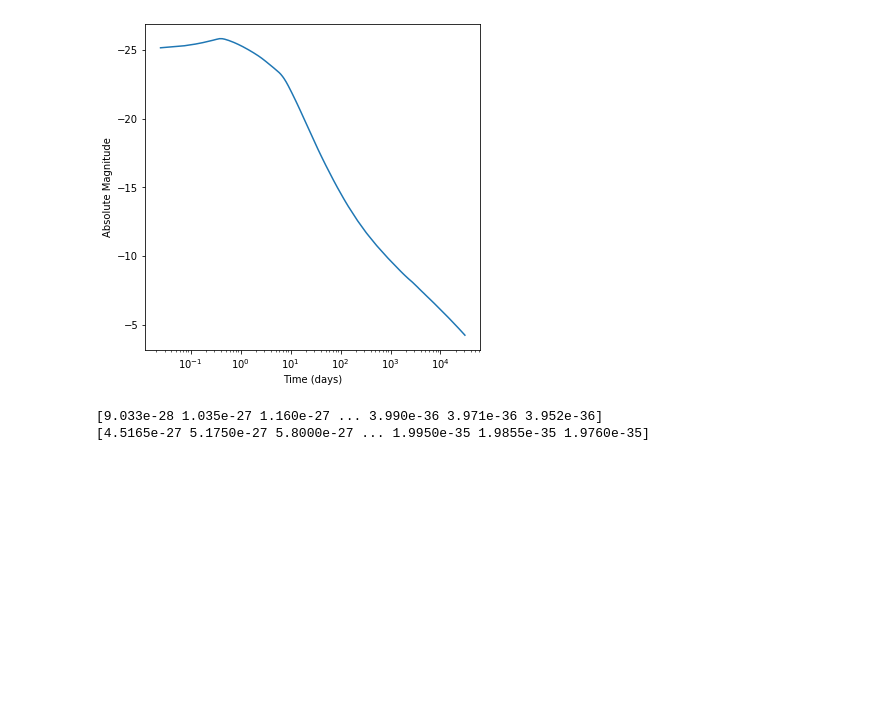
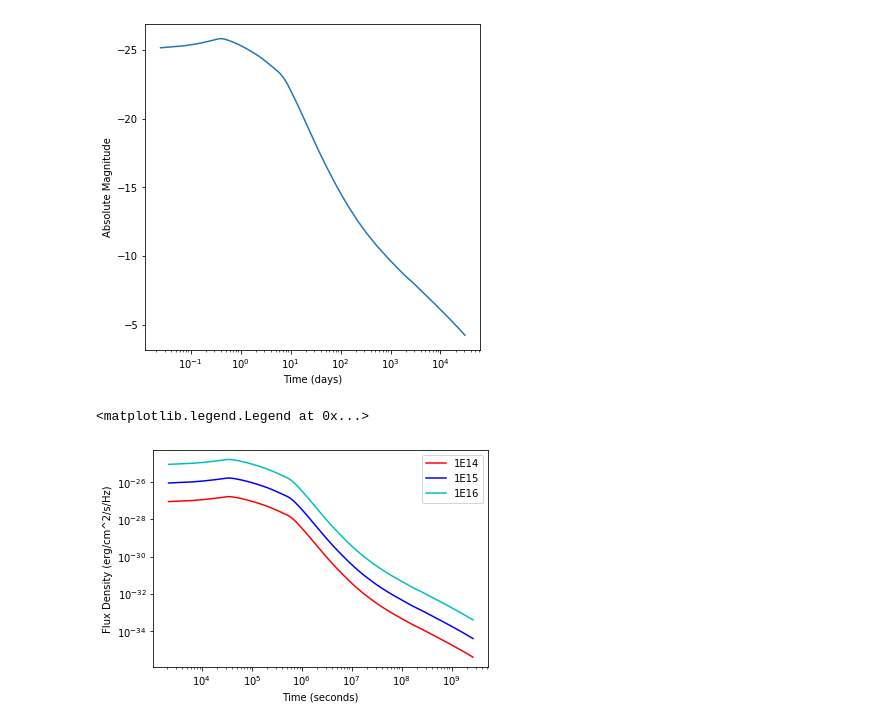
Before and after one commit to caitlin-king/summer-project, a Jupyter notebook: On-axis_light_curve.ipynb, the cells around one changed output. Drawn from its saved outputs; the diff is of its cells as text; code cells hidden in the pictures; blank space fills up the shorter version.

Commit message:
plot of 3 different frequencies

```diff
--- a/On-axis_light_curve.ipynb
+++ b/On-axis_light_curve.ipynb
@@ -103,13 +103,23 @@ plt.show()
 # %%
 
 def F(nu):
 
     Fnu = (nu*F_nu)/nu_0
     return Fnu
 
-print(F(1*pow(10,14)))
 
-print(F(5*pow(10,14)))
+
+plt.plot(t_0, F(1*pow(10,14)), "r-", label='1E14')
+
+plt.plot(t_0, F(1*pow(10,15)), "b-", label='1E15')
+
+plt.plot(t_0, F(1*pow(10,16)), "c-", label='1E16')
+
+plt.xlabel('Time (seconds)')
+plt.ylabel('Flux Density (erg/cm^2/s/Hz)')
+plt.xscale('log')
+plt.yscale('log')
+plt.legend()
 # %% [output]
-[9.033e-28 1.035e-27 1.160e-27 ... 3.990e-36 3.971e-36 3.952e-36]
-[4.5165e-27 5.1750e-27 5.8000e-27 ... 1.9950e-35 1.9855e-35 1.9760e-35]
+<matplotlib.legend.Legend at 0x...>
+[figure, added]
```
